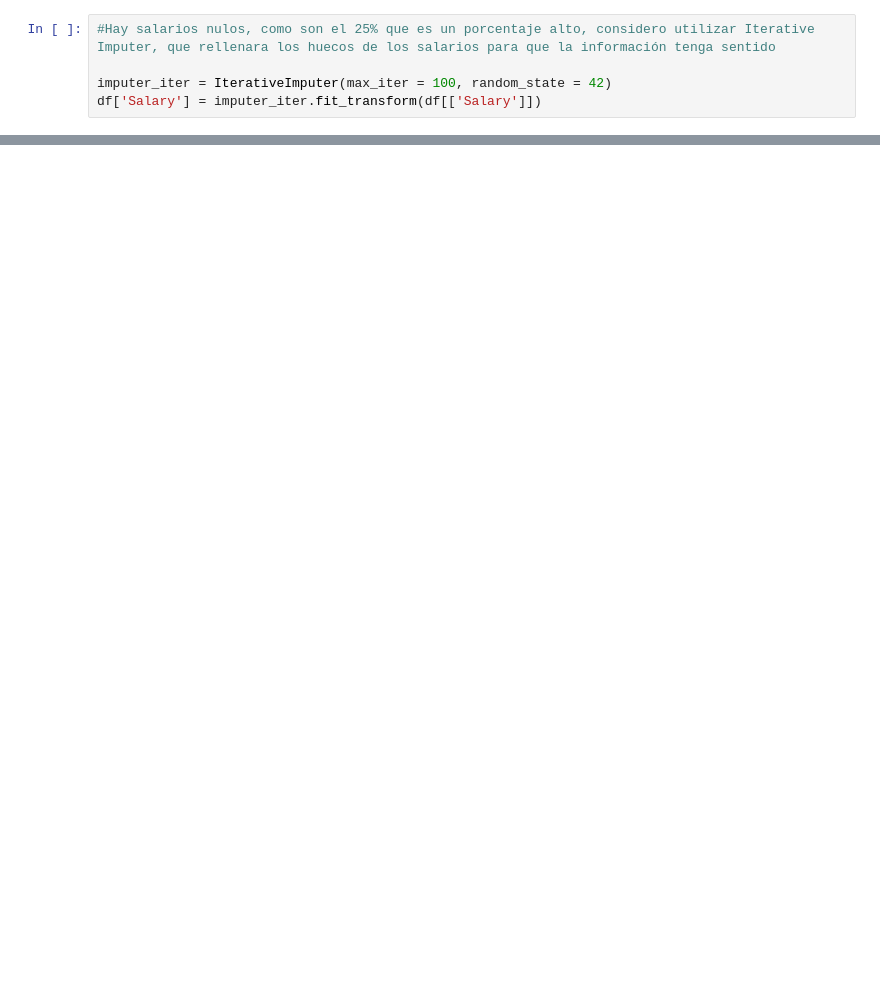
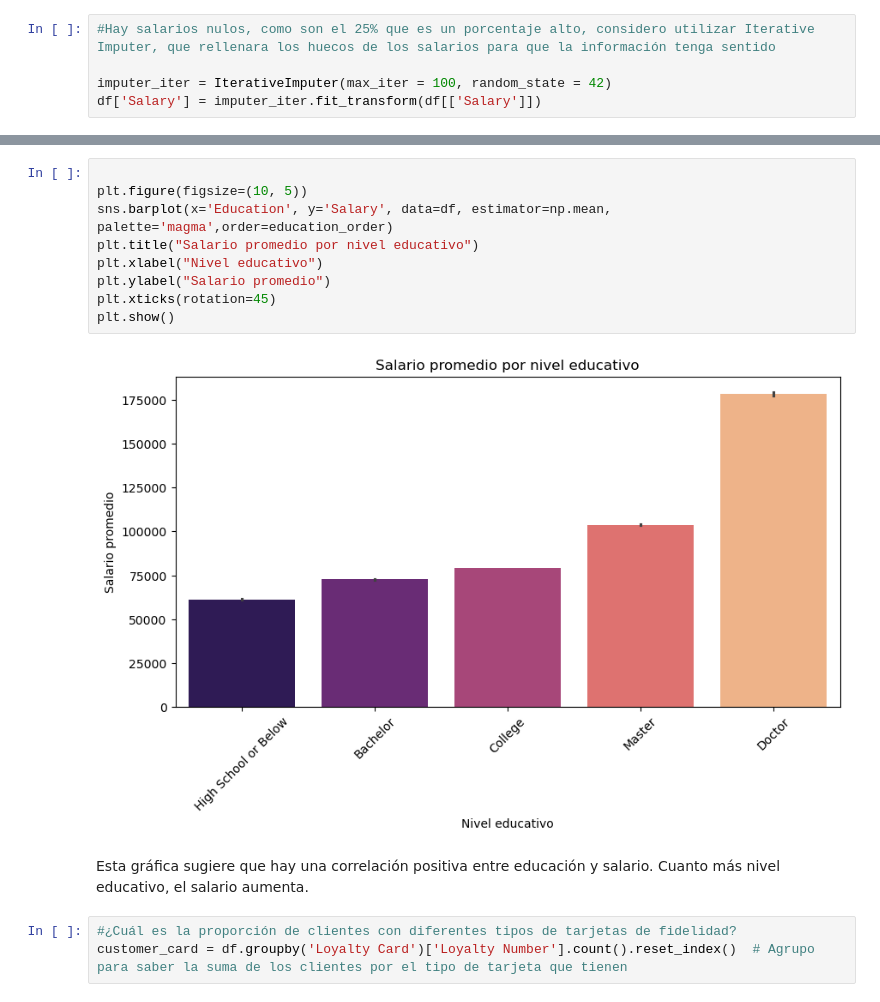
Before and after one commit to Adalab/bda-modulo-3-evaluacion-final-Ealique, a Jupyter notebook: Bd_clientes_aerolinea.ipynb, the cells around one changed output, grey strips where cells are left out. Cells and saved outputs as stored; diff of their text form; blank space fills up the shorter version.

```diff
--- a/Bd_clientes_aerolinea.ipynb
+++ b/Bd_clientes_aerolinea.ipynb
@@ -378,0 +444,16 @@ dtype: float64
+# %%
+
+plt.figure(figsize=(10, 5))
+sns.barplot(x='Education', y='Salary', data=df, estimator=np.mean, palette='magma',order=education_order)
+plt.title("Salario promedio por nivel educativo")
+plt.xlabel("Nivel educativo")
+plt.ylabel("Salario promedio")
+plt.xticks(rotation=45)
+plt.show()
+# %% [output]
+[figure, added]
+# %% [markdown]
+Esta gráfica sugiere que hay una correlación positiva entre educación y salario. Cuanto más nivel educativo, el salario aumenta.
+# %%
+#¿Cuál es la proporción de clientes con diferentes tipos de tarjetas de fidelidad?
+customer_card = df.groupby('Loyalty Card')['Loyalty Number'].count().reset_index()  # Agrupo para saber la suma de los clientes por el tipo de tarjeta que tienen
```
Also changed, not shown: parts of 81 cells of this notebook, 7 other files.
